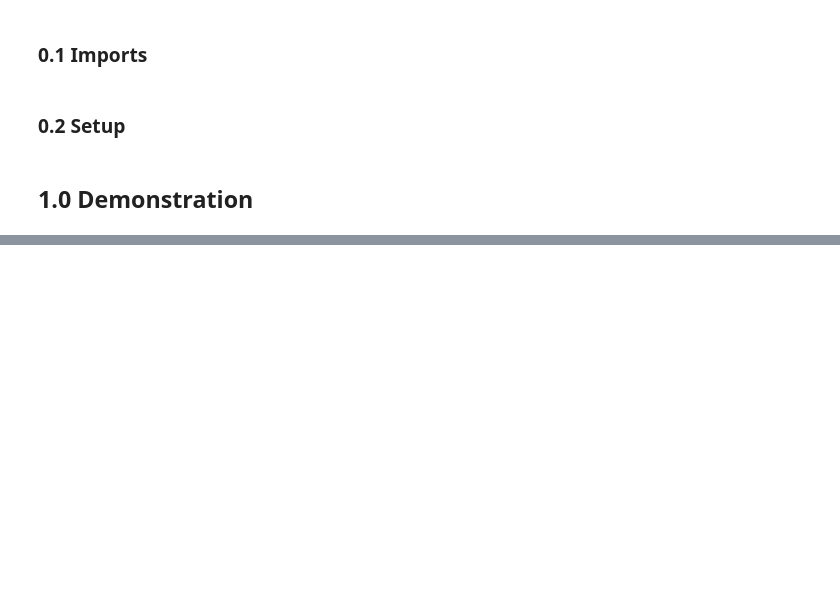
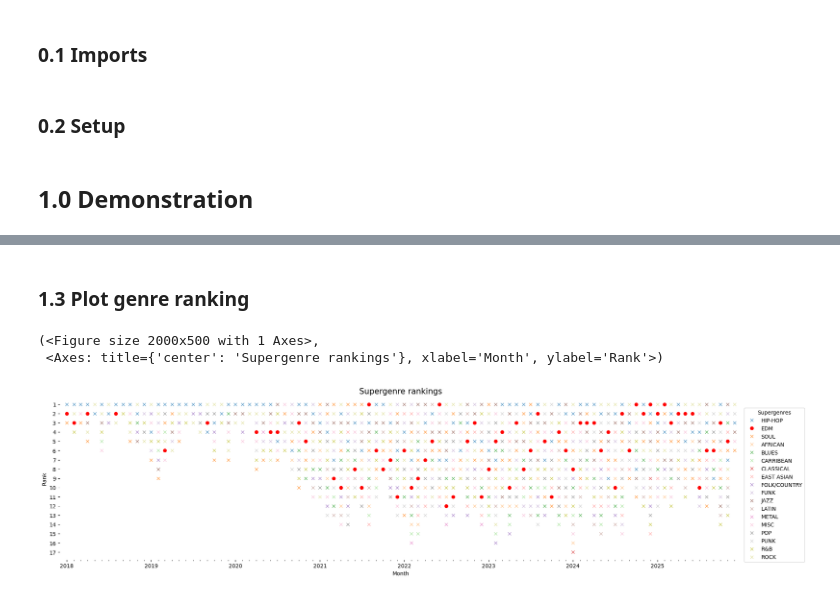
Before and after one commit to Hugo-Neely/spotify-project, a Jupyter notebook: demonstration.ipynb, the cells around one changed output, grey strips where cells are left out. Saved outputs shown, nothing was run; the diff lists cells and outputs as text; code cells hidden in the pictures; blank space fills up the shorter version.

```diff
--- a/demonstration.ipynb
+++ b/demonstration.ipynb
@@ -88,0 +148,8 @@ df_tracks
+# %% [markdown]
+### 1.3 Plot genre ranking
+# %%
+mpl.plot_genres_rank(highlight = 'EDM')
+# %% [output]
+(<Figure size 2000x500 with 1 Axes>,
+ <Axes: title={'center': 'Supergenre rankings'}, xlabel='Month', ylabel='Rank'>)
+[figure, added]
```
Also changed, not shown: parts of 18 cells of this notebook.
